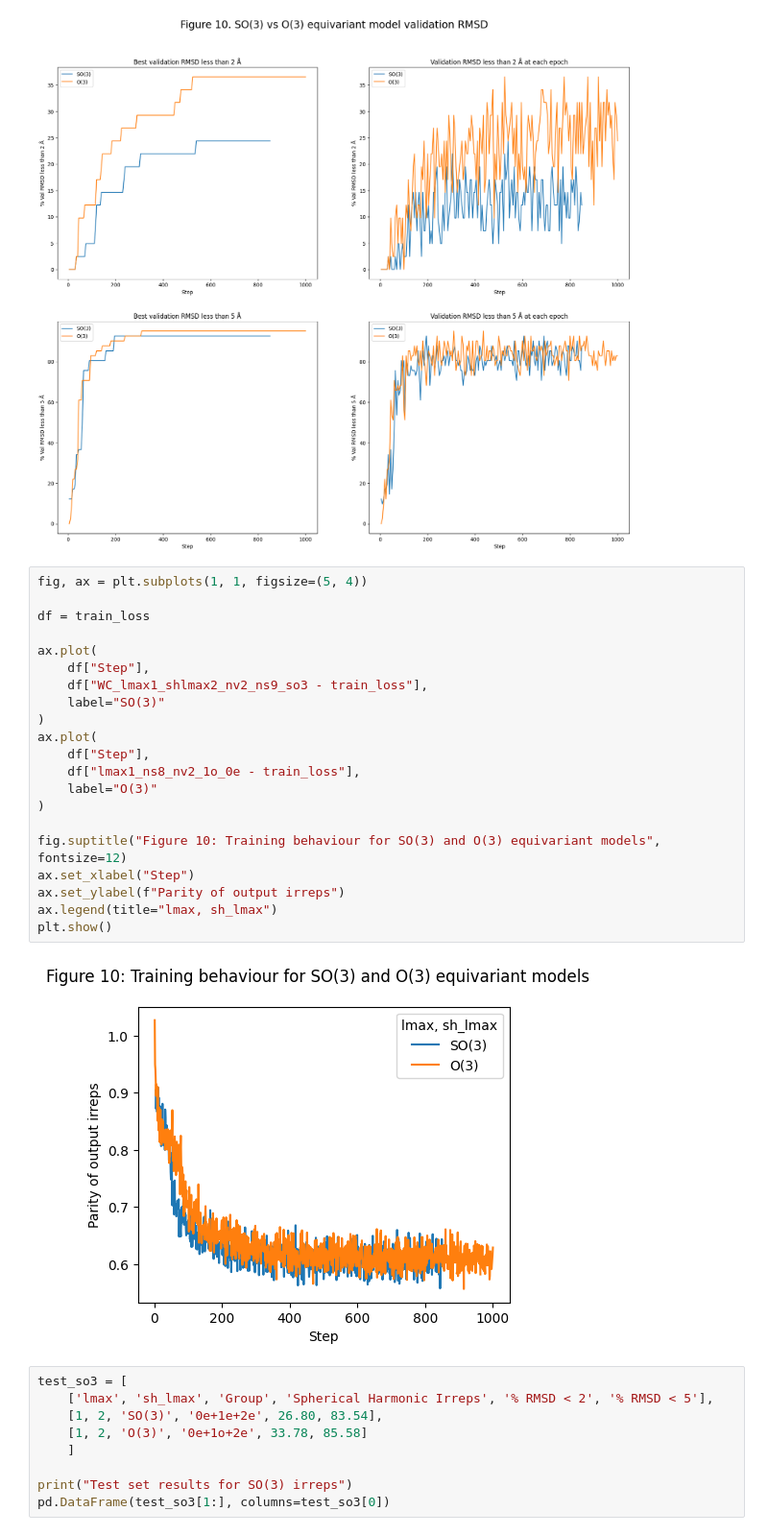
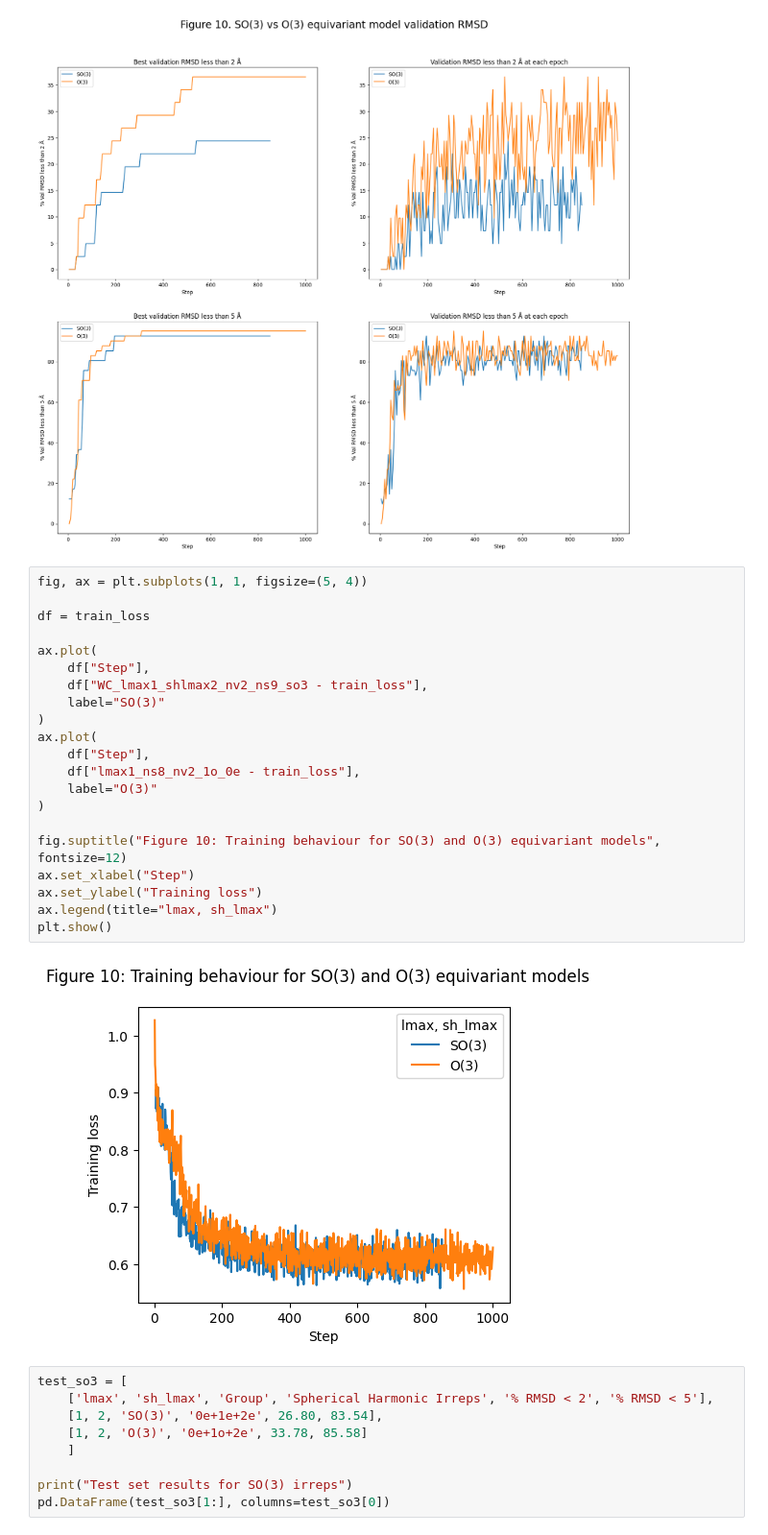
Before and after one commit to tomcobley/DiffDockExperiments, a Jupyter notebook: computational_essay_final.ipynb, the cells around one changed output. Shown at 96% size. Drawn from its saved outputs; the diff is of its cells as text.

```diff
--- a/computational_essay_final.ipynb
+++ b/computational_essay_final.ipynb
@@ -1112,26 +1112,26 @@ plt.show()
 # %%
 fig, ax = plt.subplots(1, 1, figsize=(5, 4))
 
 df = train_loss
 
 ax.plot(
     df["Step"],
     df["WC_lmax1_shlmax2_nv2_ns9_so3 - train_loss"],
     label="SO(3)"
 )
 ax.plot(
     df["Step"],
     df["lmax1_ns8_nv2_1o_0e - train_loss"],
     label="O(3)"
 )
 
 fig.suptitle("Figure 10: Training behaviour for SO(3) and O(3) equivariant models", fontsize=12)
 ax.set_xlabel("Step")
-ax.set_ylabel(f"Parity of output irreps")
+ax.set_ylabel("Training loss")
 ax.legend(title="lmax, sh_lmax")
 plt.show()
 # %% [output]
-[figure, old version]
+[figure, new version]
 # %%
 test_so3 = [
     ['lmax', 'sh_lmax', 'Group', 'Spherical Harmonic Irreps', '% RMSD < 2', '% RMSD < 5'],
```
Also changed, not shown: parts of 1 cell of this notebook.
